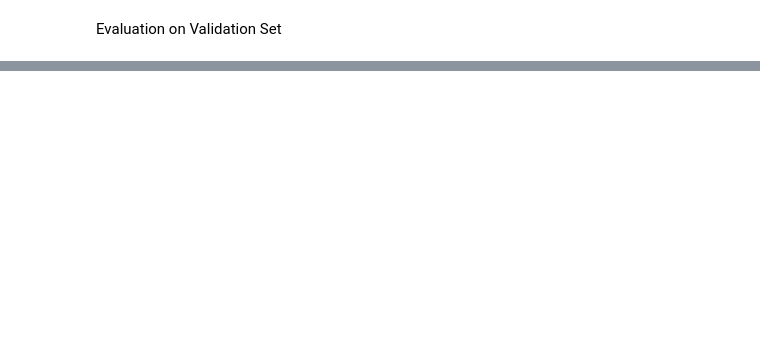
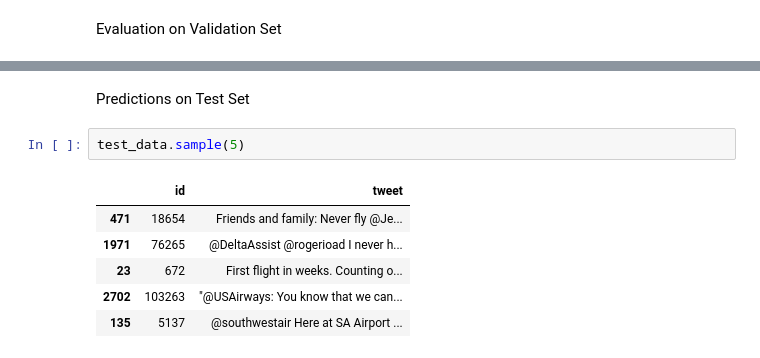
Before and after one commit to ssoulis/My_Thesis, a Jupyter notebook: Fine_Tuning_For_Sentiment_Analysis/finetune_BERT.ipynb, the cells around one changed output, grey strips where cells are left out. Drawn from its saved outputs; the diff is of its cells as text; blank space fills up the shorter version.

```diff
--- a/Fine_Tuning_For_Sentiment_Analysis/finetune_BERT.ipynb
+++ b/Fine_Tuning_For_Sentiment_Analysis/finetune_BERT.ipynb
@@ -672,0 +764,11 @@ evaluate_roc_and_recall(probs, labels)
+# %% [markdown]
+Predictions on Test Set
+# %%
+test_data.sample(5)
+# %% [output]
+|  | id | tweet |
+| 471 | 18654 | Friends and family: Never fly @Je... |
+| 1971 | 76265 | @DeltaAssist @rogerioad I never h... |
+| 23 | 672 | First flight in weeks. Counting o... |
+| 2702 | 103263 | "@USAirways: You know that we can... |
+| 135 | 5137 | @southwestair Here at SA Airport ... |
```
Also changed, not shown: parts of 18 cells of this notebook.
